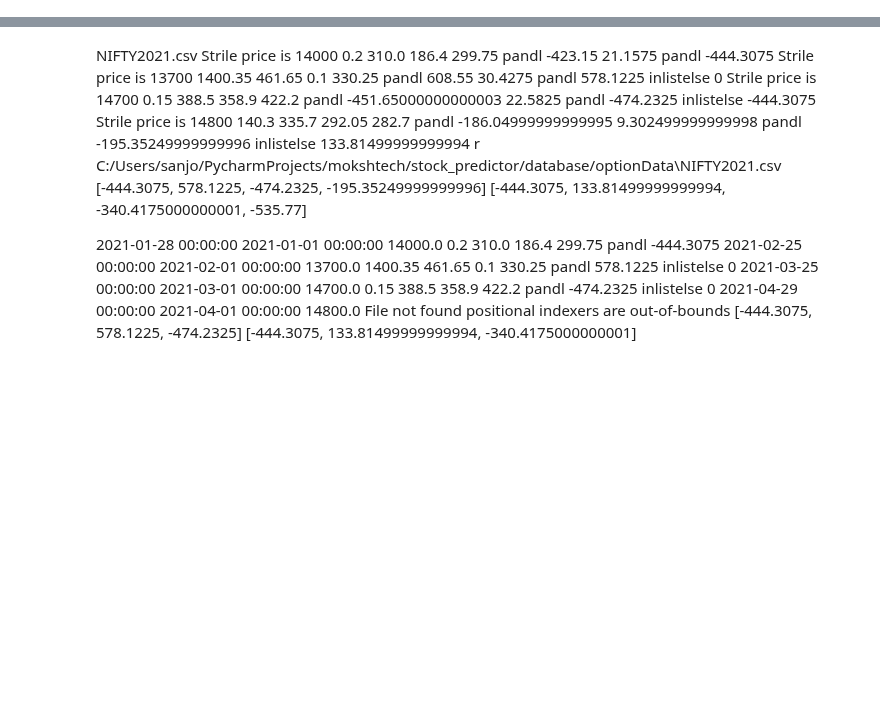
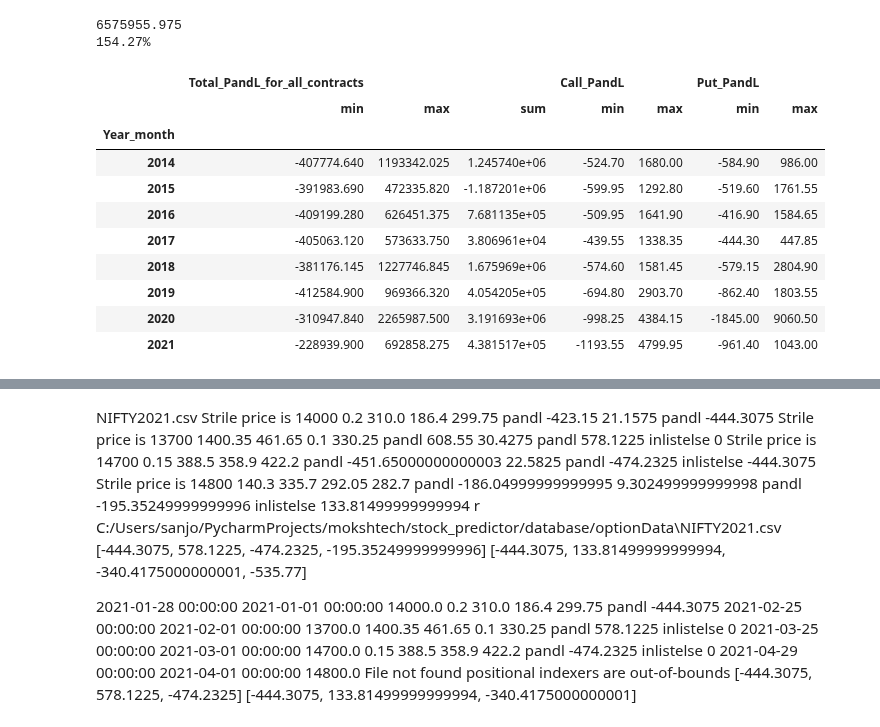
Before and after one commit to SanjotRaibagkar/mokshtech, a Jupyter notebook: stock_predictor/optionvaluecalculation/strategies/monthlyoptionbuying.ipynb, the cells around one changed output, grey strips where cells are left out. Cells and saved outputs as stored; diff of their text form; code cells hidden in the pictures; blank space fills up the shorter version.

```diff
--- a/stock_predictor/optionvaluecalculation/strategies/monthlyoptionbuying.ipynb
+++ b/stock_predictor/optionvaluecalculation/strategies/monthlyoptionbuying.ipynb
@@ -343,0 +267,29 @@ inlistelse  0
+# %%
+amount = 400000
+month_profit_loss.shape
+month_profit_loss["amount_to_invest"] = amount
+month_profit_loss["Option_buy_contracts"] = (month_profit_loss["amount_to_invest"]/(( month_profit_loss["Call__buy_price"]+month_profit_loss["Put_buy_price"]))).astype(int)
+month_profit_loss["Total_PandL_for_all_contracts"] =month_profit_loss["Total_PandL"]*month_profit_loss["Option_buy_contracts"]
+print(month_profit_loss["Total_PandL_for_all_contracts"].sum().astype(float))
+result =cagr(amount,month_profit_loss["Total_PandL_for_all_contracts"].sum().astype(float),4)
+print("{:.2%}".format(result))
+month_profit_loss['Year_month'] = pd.to_datetime(month_profit_loss['Sell_Date']).dt.strftime('%Y')
+
+month_profit_loss.groupby('Year_month').agg({"Total_PandL_for_all_contracts": [min,max,sum],
+                                            "Call_PandL": [min,max],
+                                            "Put_PandL": [min,max],
+                                             })
+# %% [output]
+6575955.975
+154.27%
+|  | Total_PandL_for_all_contracts |  |  | Call_PandL |  | Put_PandL |  |
+|  | min | max | sum | min | max | min | max |
+| Year_month |  |  |  |  |  |  |  |
+| 2014 | -407774.640 | 1193342.025 | 1.245740e+06 | -524.70 | 1680.00 | -584.90 | 986.00 |
+| 2015 | -391983.690 | 472335.820 | -1.187201e+06 | -599.95 | 1292.80 | -519.60 | 1761.55 |
+| 2016 | -409199.280 | 626451.375 | 7.681135e+05 | -509.95 | 1641.90 | -416.90 | 1584.65 |
+| 2017 | -405063.120 | 573633.750 | 3.806961e+04 | -439.55 | 1338.35 | -444.30 | 447.85 |
+| 2018 | -381176.145 | 1227746.845 | 1.675969e+06 | -574.60 | 1581.45 | -579.15 | 2804.90 |
+| 2019 | -412584.900 | 969366.320 | 4.054205e+05 | -694.80 | 2903.70 | -862.40 | 1803.55 |
+| 2020 | -310947.840 | 2265987.500 | 3.191693e+06 | -998.25 | 4384.15 | -1845.00 | 9060.50 |
+| 2021 | -228939.900 | 692858.275 | 4.381517e+05 | -1193.55 | 4799.95 | -961.40 | 1043.00 |
```
Also changed, not shown: parts of 11 cells of this notebook, 2 other files.
